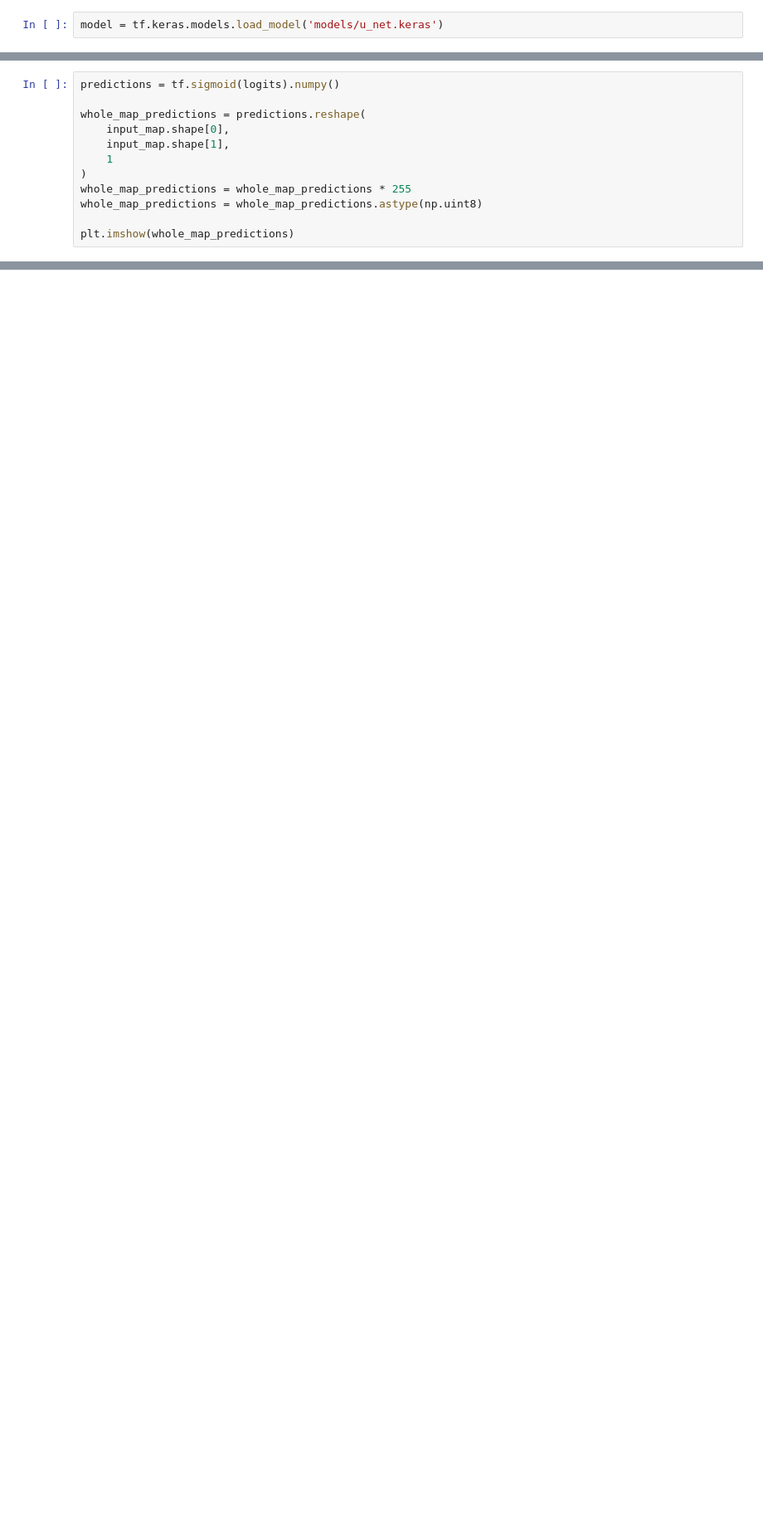
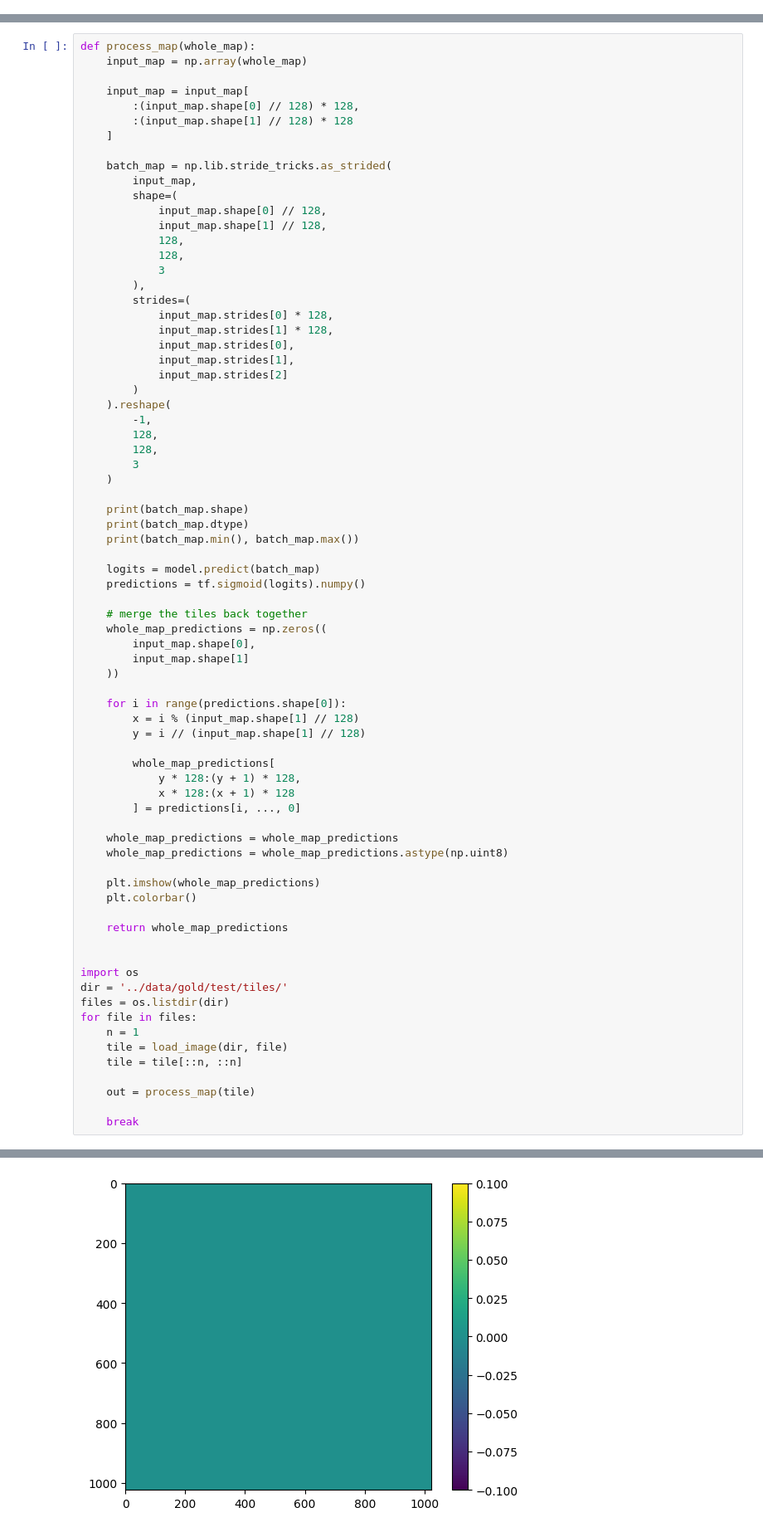
Before and after one commit to Lucien-Piat/DLF_Single_Tree_Detection, a Jupyter notebook: notebooks/u_net_applied.ipynb, the cells around one changed output, grey strips where cells are left out. Shown at 83% size. Drawn from its saved outputs; the diff is of its cells as text; blank space fills up the shorter version.

```diff
--- a/notebooks/u_net_applied.ipynb
+++ b/notebooks/u_net_applied.ipynb
@@ -45,2 +46,0 @@ plt.imshow(whole_map)
-# %%
-model = tf.keras.models.load_model('models/u_net.keras')
@@ -62,12 +46,0 @@ logits = model.predict(batch_map)
-# %%
-predictions = tf.sigmoid(logits).numpy()
-
-whole_map_predictions = predictions.reshape(
-    input_map.shape[0],
-    input_map.shape[1],
-    1
-)
-whole_map_predictions = whole_map_predictions * 255
-whole_map_predictions = whole_map_predictions.astype(np.uint8)
-
-plt.imshow(whole_map_predictions)
@@ -76,0 +47,75 @@ plt.imshow(whole_map_predictions)
+# %%
+def process_map(whole_map):
+    input_map = np.array(whole_map)
+
+    input_map = input_map[
+        :(input_map.shape[0] // 128) * 128,
+        :(input_map.shape[1] // 128) * 128
+    ]
+
+    batch_map = np.lib.stride_tricks.as_strided(
+        input_map,
+        shape=(
+            input_map.shape[0] // 128,
+            input_map.shape[1] // 128,
+            128,
+            128,
+            3
+        ),
+        strides=(
+            input_map.strides[0] * 128,
+            input_map.strides[1] * 128,
+            input_map.strides[0],
+            input_map.strides[1],
+            input_map.strides[2]
+        )
+    ).reshape(
+        -1,
+        128,
+        128,
+        3
+    )
+
+    print(batch_map.shape)
+    print(batch_map.dtype)
+    print(batch_map.min(), batch_map.max())
+
+    logits = model.predict(batch_map)
+    predictions = tf.sigmoid(logits).numpy()
+
+    # merge the tiles back together
+    whole_map_predictions = np.zeros((
+        input_map.shape[0],
+        input_map.shape[1]
+    ))
+
+    for i in range(predictions.shape[0]):
+        x = i % (input_map.shape[1] // 128)
+        y = i // (input_map.shape[1] // 128)
+
+        whole_map_predictions[
+            y * 128:(y + 1) * 128,
+            x * 128:(x + 1) * 128
+        ] = predictions[i, ..., 0]
+
+    whole_map_predictions = whole_map_predictions
+    whole_map_predictions = whole_map_predictions.astype(np.uint8)
+
+    plt.imshow(whole_map_predictions)
+    plt.colorbar()
+
+    return whole_map_predictions
+
+
+import os
+dir = '../data/gold/test/tiles/'
+files = os.listdir(dir)
+for file in files:
+    n = 1
+    tile = load_image(dir, file)
+    tile = tile[::n, ::n]
+
+    out = process_map(tile)
+
+    break
+# %% [output]
@@ -76,0 +126 @@ plt.imshow(whole_map_predictions)
+[figure, added]
```
Also changed, not shown: parts of 6 cells of this notebook, 26 other files.
